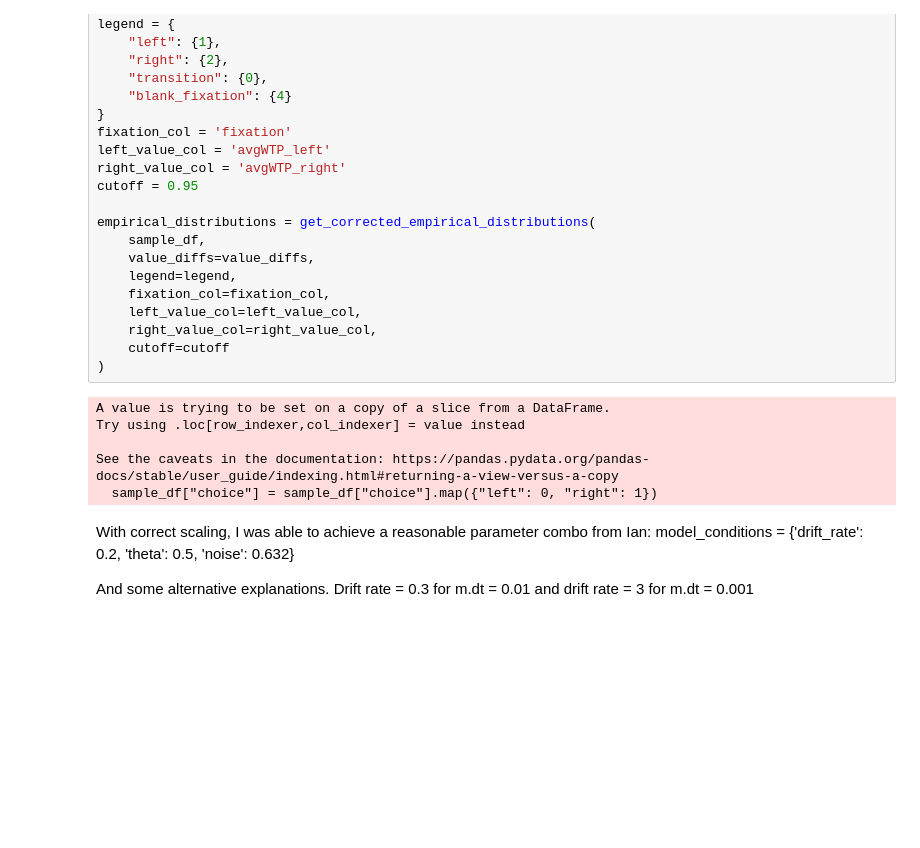
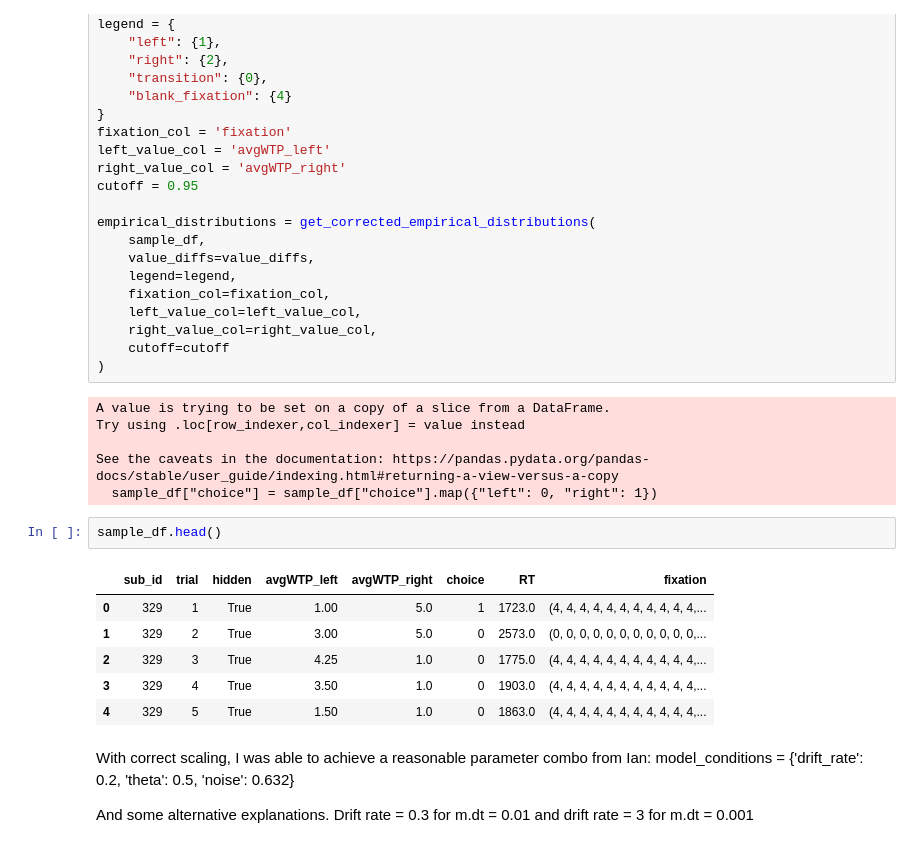
Before and after one commit to Hehesh/DDM, a Jupyter notebook: grid_search.ipynb, the cells around one changed output. Saved outputs shown, nothing was run; the diff lists cells and outputs as text; blank space fills up the shorter version.

```diff
--- a/grid_search.ipynb
+++ b/grid_search.ipynb
@@ -56,6 +56,15 @@ Try using .loc[row_indexer,col_indexer] = value instead
 
 See the caveats in the documentation: https://pandas.pydata.org/pandas-docs/stable/user_guide/indexing.html#returning-a-view-versus-a-copy
   sample_df["choice"] = sample_df["choice"].map({"left": 0, "right": 1})
+# %%
+sample_df.head()
+# %% [output]
+|  | sub_id | trial | hidden | avgWTP_left | avgWTP_right | choice | RT | fixation |
+| 0 | 329 | 1 | True | 1.00 | 5.0 | 1 | 1723.0 | (4, 4, 4, 4, 4, 4, 4, 4, 4, 4, 4,... |
+| 1 | 329 | 2 | True | 3.00 | 5.0 | 0 | 2573.0 | (0, 0, 0, 0, 0, 0, 0, 0, 0, 0, 0,... |
+| 2 | 329 | 3 | True | 4.25 | 1.0 | 0 | 1775.0 | (4, 4, 4, 4, 4, 4, 4, 4, 4, 4, 4,... |
+| 3 | 329 | 4 | True | 3.50 | 1.0 | 0 | 1903.0 | (4, 4, 4, 4, 4, 4, 4, 4, 4, 4, 4,... |
+| 4 | 329 | 5 | True | 1.50 | 1.0 | 0 | 1863.0 | (4, 4, 4, 4, 4, 4, 4, 4, 4, 4, 4,... |
 # %% [markdown]
 With correct scaling, I was able to achieve a reasonable parameter combo from Ian:
 model_conditions = {'drift_rate': 0.2, 'theta': 0.5, 'noise': 0.632}
```
Also changed, not shown: parts of 8 cells of this notebook.
